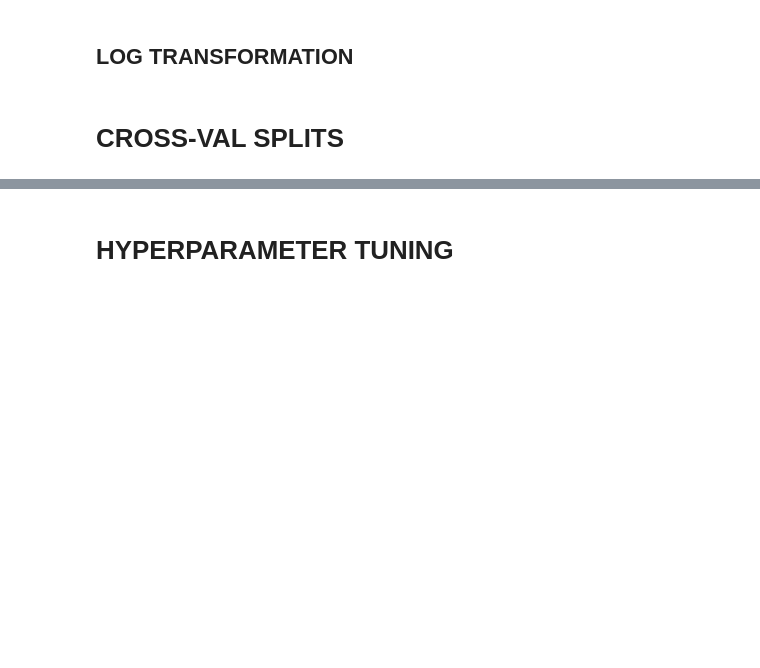
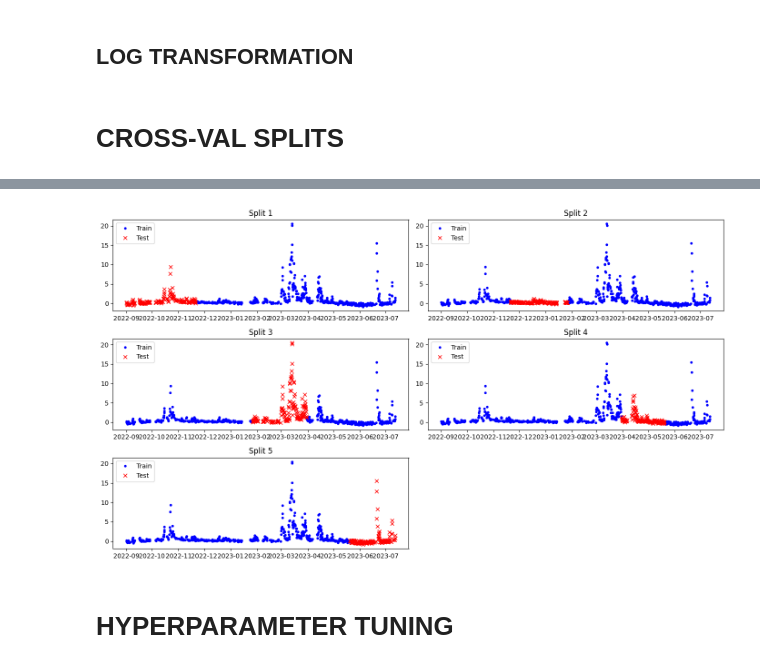
Before and after one commit to fabioturc/n2o-wheat-drivers-sources, a Jupyter notebook: notebooks/DRIVERS_02_hyperparameter_optimization.ipynb, the cells around one changed output, grey strips where cells are left out. Drawn from its saved outputs; the diff is of its cells as text; code cells hidden in the pictures; blank space fills up the shorter version.

```diff
--- a/notebooks/DRIVERS_02_hyperparameter_optimization.ipynb
+++ b/notebooks/DRIVERS_02_hyperparameter_optimization.ipynb
@@ -241,3 +159,43 @@ plt.show()
+# %%
+def create_splits(X, y, n_folds):
+    """Creates train-test splits using KFold."""
+    # Select method for splitting
+    splitter = KFold(n_splits=n_folds, shuffle=False)
+    # Generate train-test splits
+    splits = [(train_idx, test_idx) for train_idx, test_idx in splitter.split(X, y)]
+    return splits
+
+
+X = data.drop(columns=TARGET)
+y = data[TARGET]
+
+# Create the splits
+cross_val_splits = create_splits(X, y, n_folds=N_FOLDS)
+
+# --- PLOT TRAIN-TEST SPLITS ---
+n_rows = math.ceil(N_FOLDS / 2)  # Ensure enough rows for all splits
+fig, axes = plt.subplots(n_rows, 2, figsize=(14, 8))
+axes = axes.flatten()  # Flatten the axes array to make iteration easier
+
+for i, (train_idx, test_idx) in enumerate(cross_val_splits):
+    train_idx_mapped = X.iloc[train_idx].index
+    test_idx_mapped = X.iloc[test_idx].index
+
+    # Plot train and test points
+    axes[i].plot(y.loc[train_idx_mapped].index, y.loc[train_idx_mapped], '.', label='Train', color="blue")
+    axes[i].plot(y.loc[test_idx_mapped].index, y.loc[test_idx_mapped], 'x', label='Test', color="red")
+
+    axes[i].set_title(f"Split {i + 1}")
+    axes[i].legend()
+
+# Hide unused subplots if n_folds is odd
+for j in range(i + 1, len(axes)):
+    fig.delaxes(axes[j])
+
+plt.tight_layout()
+plt.show()
+# %% [output]
+[figure, added]
 # %% [markdown]
 # HYPERPARAMETER TUNING
 # %%
```
Also changed, not shown: parts of 4 cells of this notebook, 5 other files.
